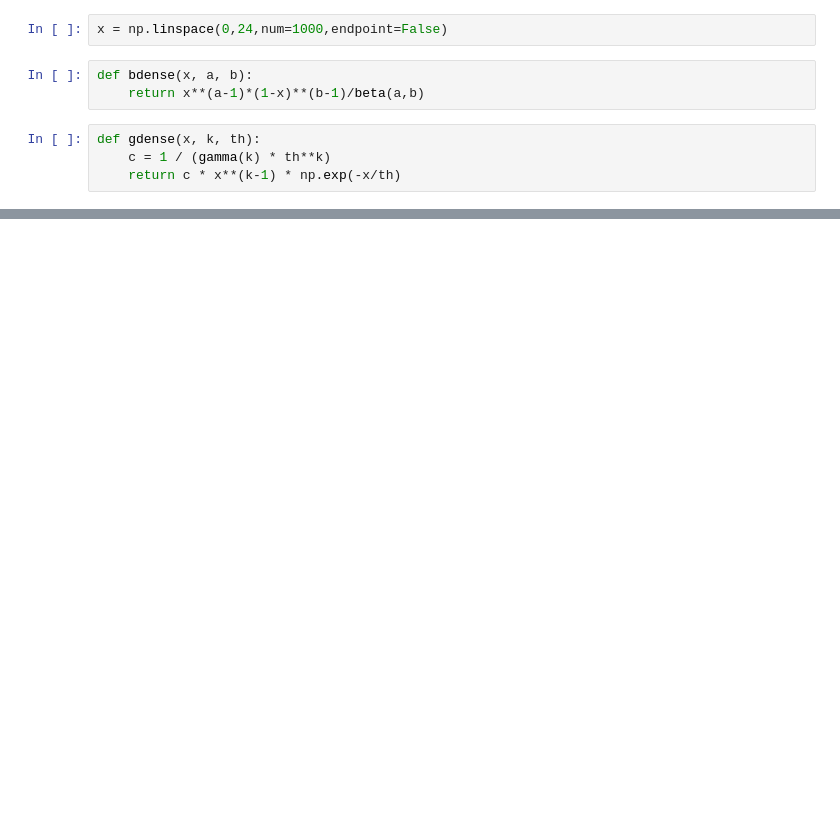
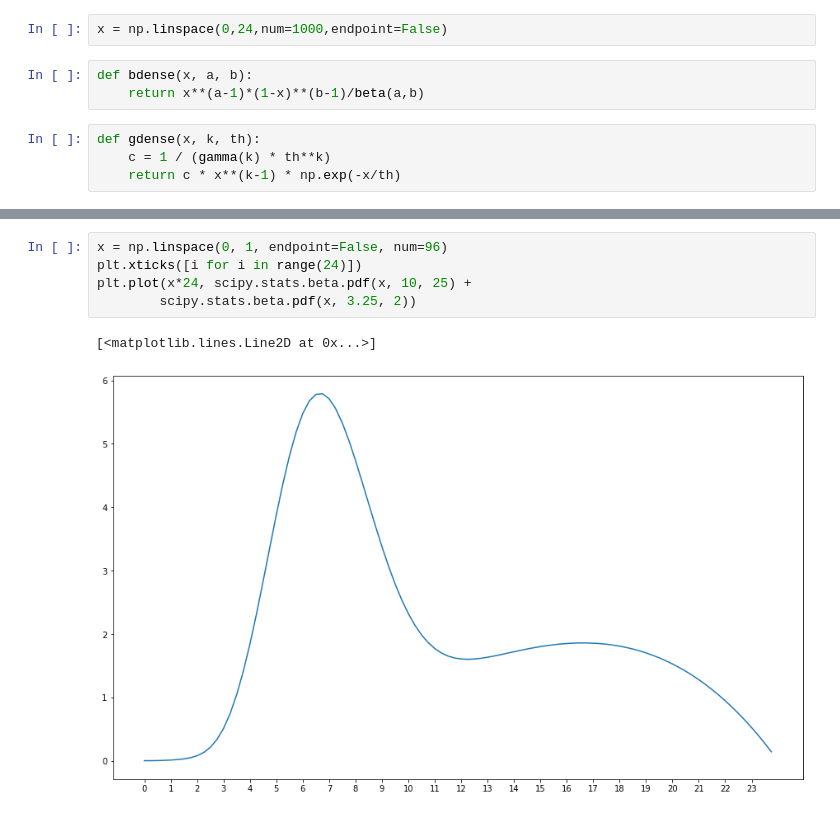
Before and after one commit to morganwl/simulation-project, a Jupyter notebook: notebooks/demand-modeling.ipynb, the cells around one changed output, grey strips where cells are left out. Cells and saved outputs as stored; diff of their text form; blank space fills up the shorter version.

```diff
--- a/notebooks/demand-modeling.ipynb
+++ b/notebooks/demand-modeling.ipynb
@@ -46,0 +48,8 @@ plt.plot(scipy.stats.gamma.cdf(xx, 9, 7/9)
+# %%
+x = np.linspace(0, 1, endpoint=False, num=96)
+plt.xticks([i for i in range(24)])
+plt.plot(x*24, scipy.stats.beta.pdf(x, 10, 25) +
+        scipy.stats.beta.pdf(x, 3.25, 2))
+# %% [output]
+[<matplotlib.lines.Line2D at 0x...>]
+[figure, added]
```
Also changed, not shown: parts of 4 cells of this notebook, 8 other files.
